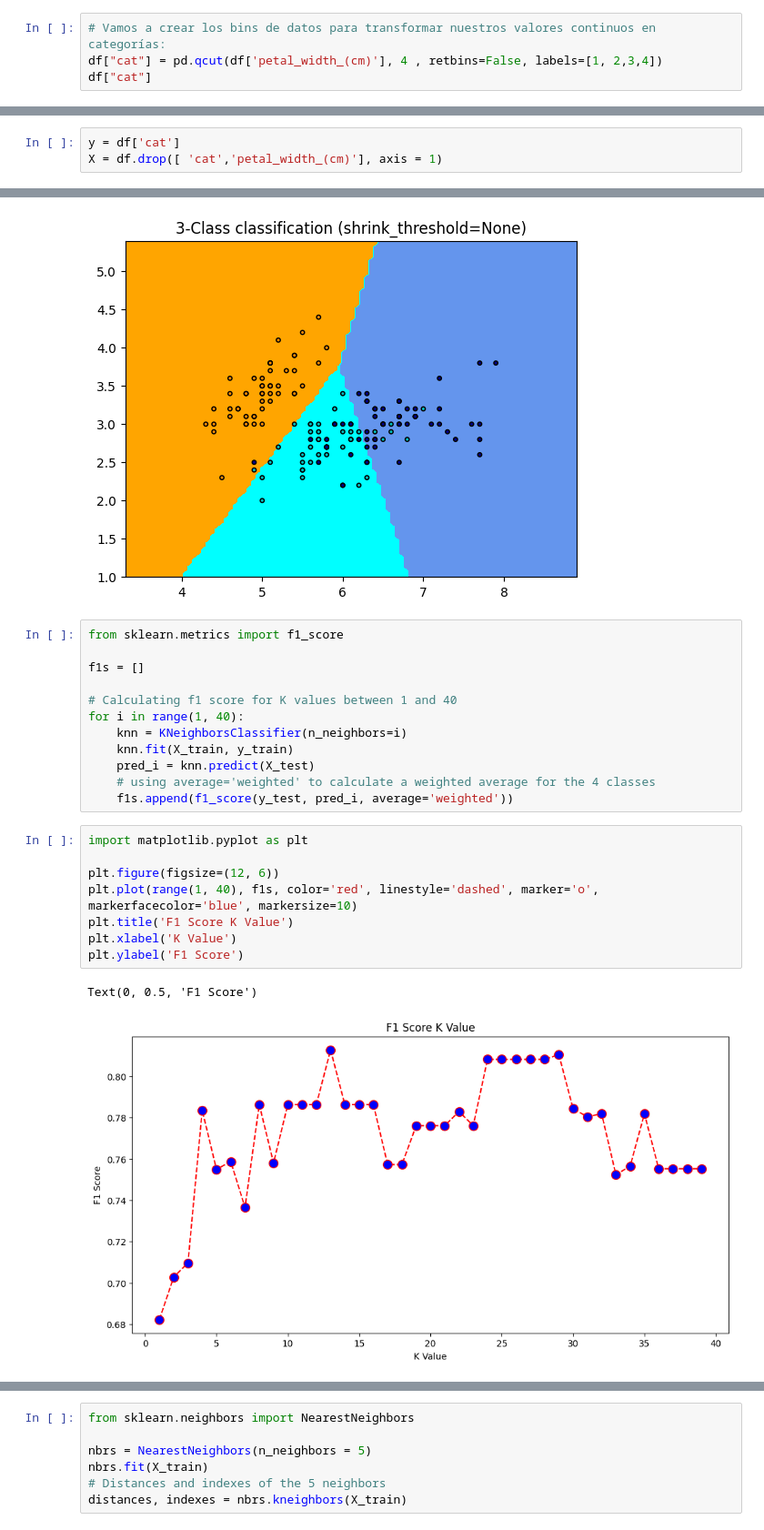
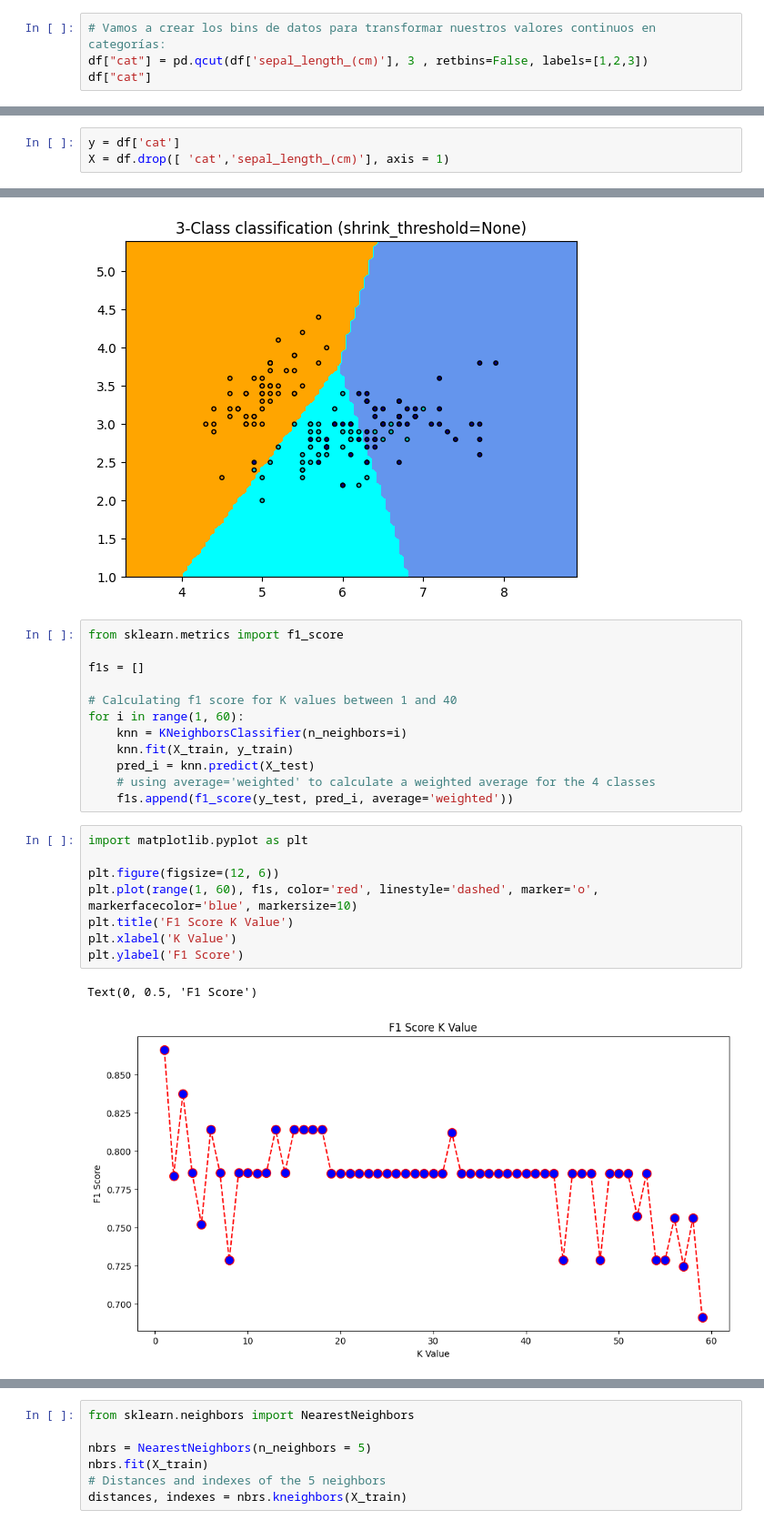
Before and after one commit to pau1ag/caso4, a Jupyter notebook: caso4.ipynb, the cells around one changed output, grey strips where cells are left out. Shown: that part at 91% size. Drawn from its saved outputs; the diff is of its cells as text.

```diff
--- a/caso4.ipynb
+++ b/caso4.ipynb
@@ -43,7 +43,7 @@ Index(['sepal_length_(cm)', 'sepal_width_(cm)', 'petal_length_(cm)',
       dtype='object')
 # %%
 # Vamos a crear los bins de datos para transformar nuestros valores continuos en categorías:
-df["cat"] = pd.qcut(df['petal_width_(cm)'], 4 , retbins=False, labels=[1, 2,3,4])
+df["cat"] = pd.qcut(df['sepal_length_(cm)'], 3 , retbins=False, labels=[1,2,3])
 df["cat"]
 # %% [output]
 0      1
@@ -62,6 +62,6 @@ Categories (4, int64): [1 < 2 < 3 < 4]
 # %%
 y = df['cat']
-X = df.drop([ 'cat','petal_width_(cm)'], axis = 1)
+X = df.drop([ 'cat','sepal_length_(cm)'], axis = 1)
 # %%
 from sklearn.model_selection import train_test_split
 
@@ -190,7 +189,7 @@ from sklearn.metrics import f1_score
 f1s = []
 
 # Calculating f1 score for K values between 1 and 40
-for i in range(1, 40):
+for i in range(1, 60):
     knn = KNeighborsClassifier(n_neighbors=i)
     knn.fit(X_train, y_train)
     pred_i = knn.predict(X_test)
@@ -199,14 +198,14 @@ for i in range(1, 40):
 # %%
 import matplotlib.pyplot as plt
 
 plt.figure(figsize=(12, 6))
-plt.plot(range(1, 40), f1s, color='red', linestyle='dashed', marker='o', markerfacecolor='blue', markersize=10)
+plt.plot(range(1, 60), f1s, color='red', linestyle='dashed', marker='o', markerfacecolor='blue', markersize=10)
 plt.title('F1 Score K Value')
 plt.xlabel('K Value')
 plt.ylabel('F1 Score')
 # %% [output]
 Text(0, 0.5, 'F1 Score')
-[figure, old version]
+[figure, new version]
 # %%
 classifier15 = KNeighborsClassifier(n_neighbors=15)
 classifier15.fit(X_train, y_train)
```
Also changed, not shown: parts of 8 cells of this notebook.
